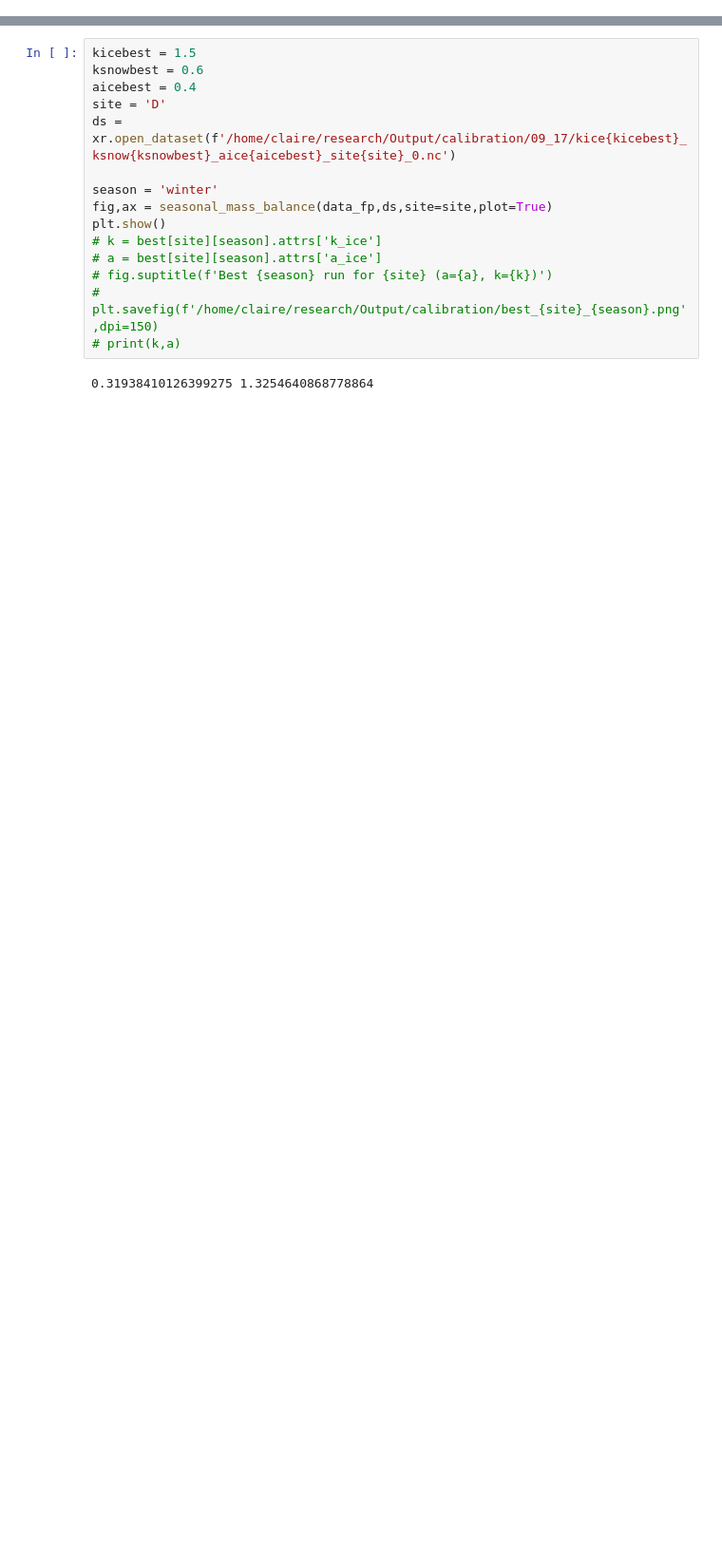
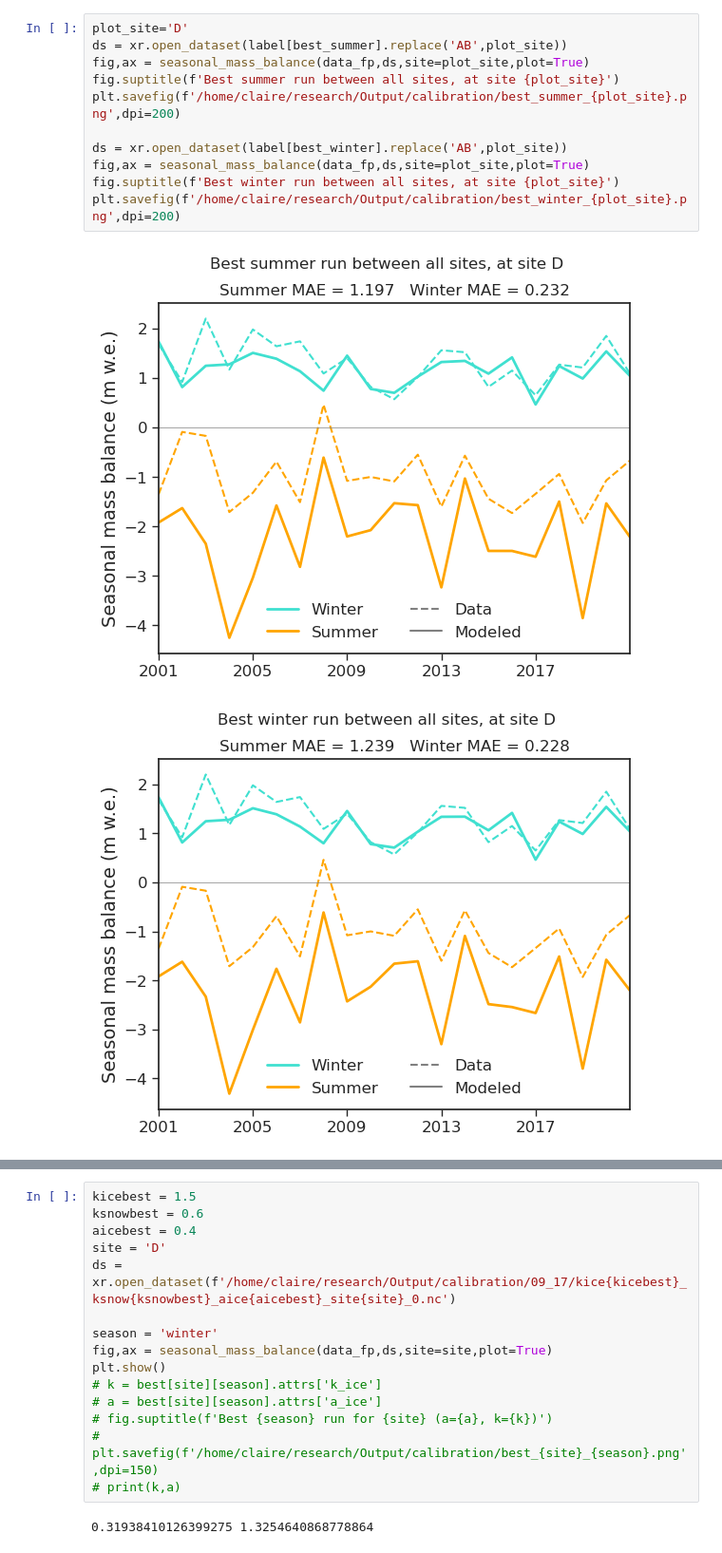
Before and after one commit to clairevwilson/PyGEM-EB, a Jupyter notebook: calibration_plotting.ipynb, the cells around one changed output, grey strips where cells are left out. Shown at 95% size. Saved outputs shown, nothing was run; the diff lists cells and outputs as text; blank space fills up the shorter version.

```diff
--- a/calibration_plotting.ipynb
+++ b/calibration_plotting.ipynb
@@ -70,0 +148,14 @@ Best summer run for was /home/claire/research/Output/calibration/09_17/kice1.5_k
+# %%
+plot_site='D'
+ds = xr.open_dataset(label[best_summer].replace('AB',plot_site))
+fig,ax = seasonal_mass_balance(data_fp,ds,site=plot_site,plot=True)
+fig.suptitle(f'Best summer run between all sites, at site {plot_site}')
+plt.savefig(f'/home/claire/research/Output/calibration/best_summer_{plot_site}.png',dpi=200)
+
+ds = xr.open_dataset(label[best_winter].replace('AB',plot_site))
+fig,ax = seasonal_mass_balance(data_fp,ds,site=plot_site,plot=True)
+fig.suptitle(f'Best winter run between all sites, at site {plot_site}')
+plt.savefig(f'/home/claire/research/Output/calibration/best_winter_{plot_site}.png',dpi=200)
+# %% [output]
+[figure, added]
+[figure, added]
```
Also changed, not shown: parts of 4 cells of this notebook, 6 other files.
